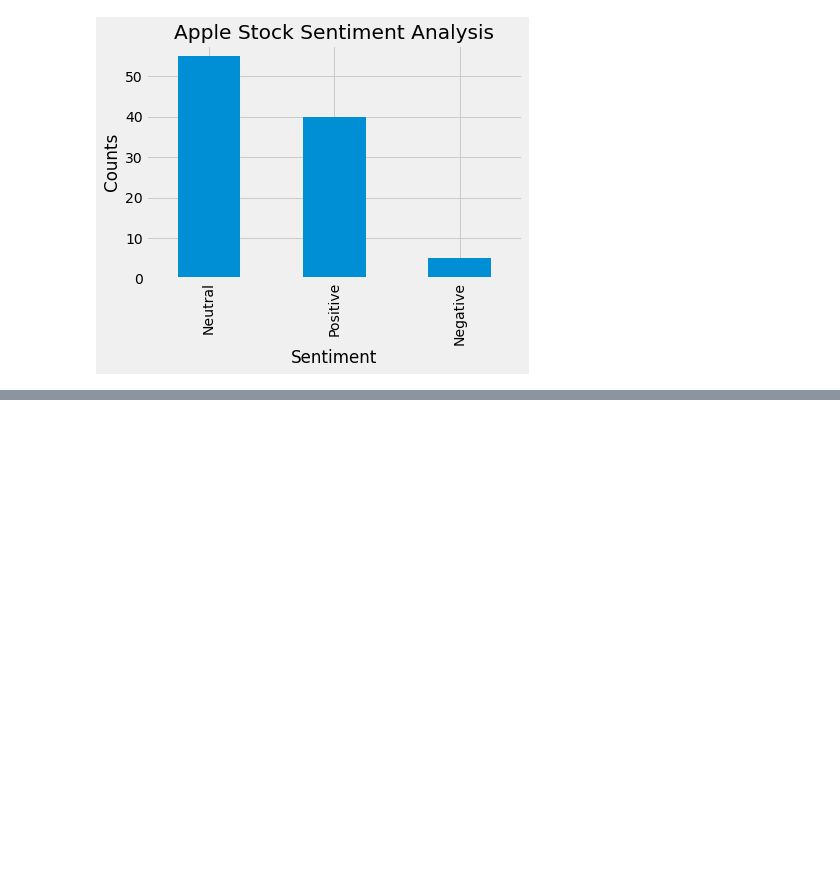
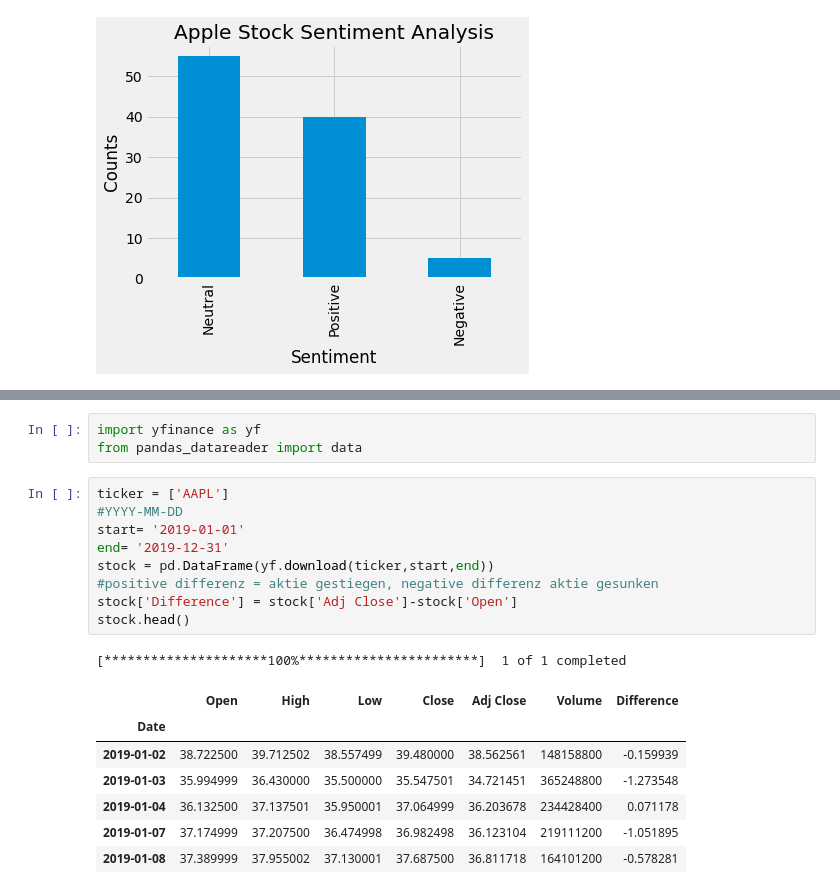
Before and after one commit to marcel1710/TwitterBot, a Jupyter notebook: TwitterBot.ipynb, the cells around one changed output, grey strips where cells are left out. Saved outputs shown, nothing was run; the diff lists cells and outputs as text; blank space fills up the shorter version.

```diff
--- a/TwitterBot.ipynb
+++ b/TwitterBot.ipynb
@@ -282,0 +291,21 @@ print(tweet.text)
+# %%
+import yfinance as yf
+from pandas_datareader import data
+# %%
+ticker = ['AAPL']
+#YYYY-MM-DD
+start= '2019-01-01'
+end= '2019-12-31'
+stock = pd.DataFrame(yf.download(ticker,start,end))
+#positive differenz = aktie gestiegen, negative differenz aktie gesunken
+stock['Difference'] = stock['Adj Close']-stock['Open']
+stock.head()
+# %% [output]
+[*********************100%***********************]  1 of 1 completed
+|  | Open | High | Low | Close | Adj Close | Volume | Difference |
+| Date |  |  |  |  |  |  |  |
+| 2019-01-02 | 38.722500 | 39.712502 | 38.557499 | 39.480000 | 38.562561 | 148158800 | -0.159939 |
+| 2019-01-03 | 35.994999 | 36.430000 | 35.500000 | 35.547501 | 34.721451 | 365248800 | -1.273548 |
+| 2019-01-04 | 36.132500 | 37.137501 | 35.950001 | 37.064999 | 36.203678 | 234428400 | 0.071178 |
+| 2019-01-07 | 37.174999 | 37.207500 | 36.474998 | 36.982498 | 36.123104 | 219111200 | -1.051895 |
+| 2019-01-08 | 37.389999 | 37.955002 | 37.130001 | 37.687500 | 36.811718 | 164101200 | -0.578281 |
```
Also changed, not shown: parts of 7 cells of this notebook.
